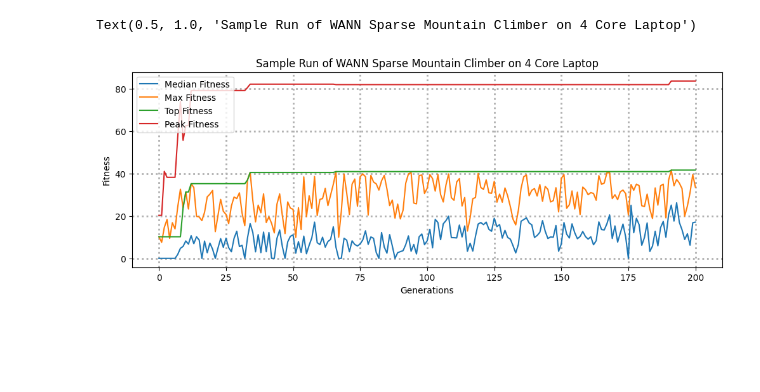
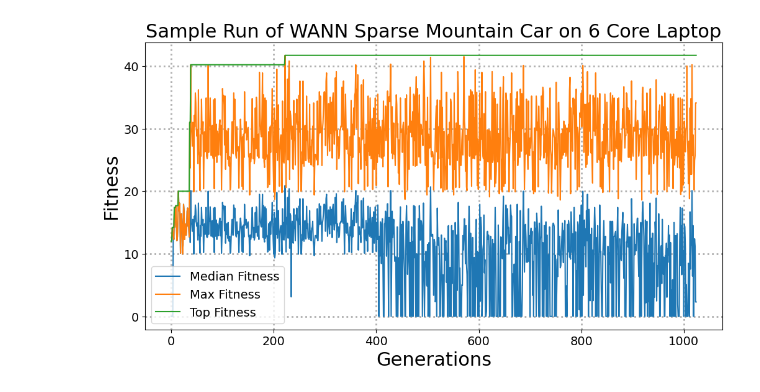
Before and after one commit to Tobi-Tob/Sparse-RL-Wann, a Jupyter notebook: log/viewRunStats.ipynb, the cells around one changed output. Saved outputs shown, nothing was run; the diff lists cells and outputs as text; code cells hidden in the pictures; blank space fills up the shorter version.

```diff
--- a/log/viewRunStats.ipynb
+++ b/log/viewRunStats.ipynb
@@ -14,32 +14,36 @@ import numpy as np
 5: median # of nodes in population
 6: median # of connections in population]
 """
-stats = np.loadtxt('lula/lula_256_480_stats.out', delimiter=',')
+stats = np.loadtxt('smc/smc_1024_stats.out', delimiter=',')
+task = "Sparse Mountain Car"  # "Lunar Lander"
+out_path = 'smc/smc_1024_fitness.pdf'
 runTime = np.loadtxt('sample_runTime.out', delimiter=',')
 # %%
 # Plot fitness progress:
-plt.figure(figsize=(12,4))
+plt.figure(figsize=(12,6))
 plt.grid(linestyle='--', linewidth=0.1)
 plt.plot(stats[:,1], label="Median Fitness")
 plt.plot(stats[:,2], label="Max Fitness")
 plt.plot(stats[:,3], label="Top Fitness")
-plt.plot(stats[:,4], label="Peak Fitness")
-plt.legend()
+# plt.plot(stats[:,4], label="Peak Fitness")
+plt.legend(fontsize=14)
 plt.grid(linestyle=':', linewidth=2)
-plt.xlabel('Generations')
-plt.ylabel('Fitness')
+plt.xlabel('Generations', fontsize=22)
+plt.ylabel('Fitness', fontsize=22)
+plt.xticks(fontsize=14)
+plt.yticks(fontsize=14)
 
 # Approximate time on 8 cores
 genKey = np.array([32,128,256,384,640,896],dtype=int)
 
 for i in range(len(genKey)):
   gen = int(genKey[i]/8)-1
   time = runTime[gen]/3600
   #plt.annotate(str(round(time,1))+' hours', xy=(gen*8,0), xytext=(gen*8,-200),
   #             arrowprops=dict(facecolor='black', shrink=0.05), horizontalalignment='center')
 
 # plt.title('Sample Run of WANN Cart-Pole Swing-Up on 8 Core Laptop')
-plt.title('Sample Run of WANN Lunar Lander on 6 Core Laptop')
+plt.title(f'Sample Run of WANN {task} on 6 Core Laptop', fontsize=22)
+plt.savefig(out_path, bbox_inches='tight')
 # %% [output]
-Text(0.5, 1.0, 'Sample Run of WANN Sparse Mountain Climber on 4 Core Laptop')
-[figure, old version]
+[figure, new version]
```
Also changed, not shown: 8 other files.
